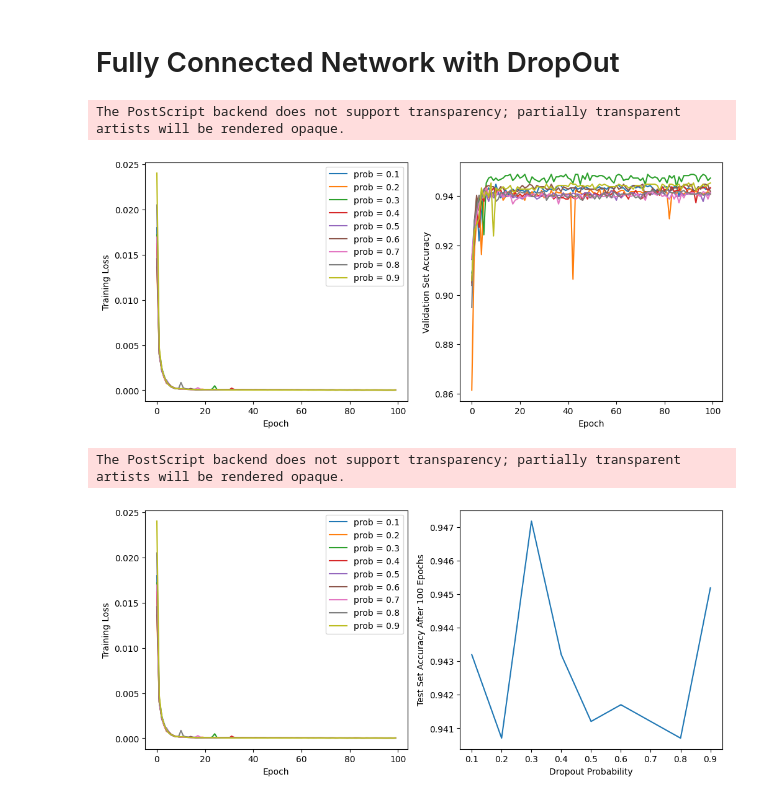
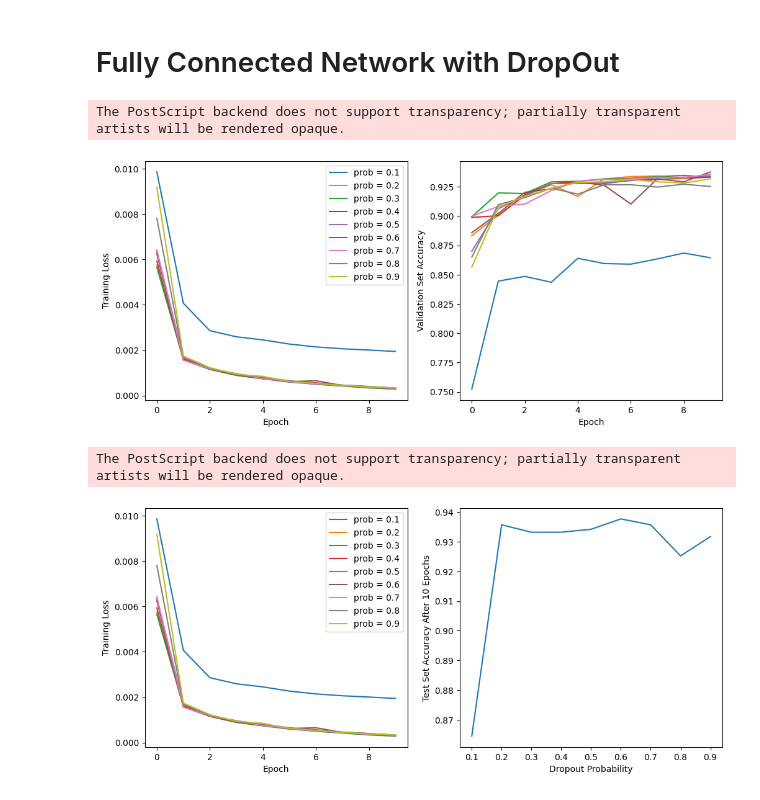
Before and after one commit to mao1756/CAP5619-sp24, a Jupyter notebook: P1/codes/P1.ipynb, the cells around one changed output. Drawn from its saved outputs; the diff is of its cells as text; code cells hidden in the pictures.

```diff
--- a/P1/codes/P1.ipynb
+++ b/P1/codes/P1.ipynb
@@ -961,41 +961,41 @@ class NeuralNetwork_DropOut(torch.nn.Module):
         return x
 
 # train the model for different probabilities
-BATCH_SIZE = 32
-EPOCHS = 100
+BATCH_SIZE = 128
+EPOCHS = 10
 probabilities = [0.1, 0.2, 0.3, 0.4, 0.5, 0.6, 0.7, 0.8, 0.9]
 
 loss_acc_fc_dropout = []
 fig, ax = plt.subplots(1, 2, figsize=(12, 5))
 
 for prob in probabilities:
     model = NeuralNetwork_DropOut(778, 761, 737, prob, ["relu", "relu", "relu", "relu"]).to(device)
     torch.nn.init.xavier_normal_(model.layer1.weight)
     torch.nn.init.xavier_normal_(model.layer2.weight)
     torch.nn.init.xavier_normal_(model.layer3.weight)
     torch.nn.init.xavier_normal_(model.layer4.weight)
     optimizer = torch.optim.SGD(model.parameters(), lr=0.1)
     train_dataloader = torch.utils.data.DataLoader(train_dataset, batch_size=BATCH_SIZE, shuffle=True)
     test_dataloader = torch.utils.data.DataLoader(test_dataset, batch_size=BATCH_SIZE, shuffle=True)
     loss = []
     accuracy = []
     for epoch in range(EPOCHS):
         loss.append(train(train_dataloader, model, loss_fn, optimizer))
         accuracy.append(test(test_dataloader, model, loss_fn))
     loss_acc_fc_dropout.append((loss, accuracy))
 
 for i, (loss, accuracy) in enumerate(loss_acc_fc_dropout):
     ax[0].plot(loss, label=f"prob = {probabilities[i]}")
     ax[1].plot(accuracy, label=f"prob = {probabilities[i]}")
 ax[0].set_xlabel("Epoch")
 ax[0].set_ylabel("Training Loss")
 ax[0].legend()
 ax[1].set_xlabel("Epoch")
 ax[1].set_ylabel("Validation Set Accuracy")
 plt.savefig('../dropout_comparison_fc.eps', format='eps')
 # %% [output]
 The PostScript backend does not support transparency; partially transparent artists will be rendered opaque.
-[figure, old version]
+[figure, new version]
 # %%
 fig, ax = plt.subplots(1, 2, figsize=(12, 5))
 for i, (loss, accuracy) in enumerate(loss_acc_fc_dropout):
@@ -1007,8 +1007,8 @@ ax[0].set_ylabel("Training Loss")
 ax[0].legend()
 ax[1].set_xlabel("Dropout Probability")
 #ax[1].set_ylim([0.93, 0.95])
-ax[1].set_ylabel("Test Set Accuracy After 100 Epochs")
+ax[1].set_ylabel("Test Set Accuracy After 10 Epochs")
 plt.savefig('../dropout_comparison_fc.eps', format='eps')
 # %% [output]
 The PostScript backend does not support transparency; partially transparent artists will be rendered opaque.
-[figure, old version]
+[figure, new version]
```
Also changed, not shown: 1 other file.
